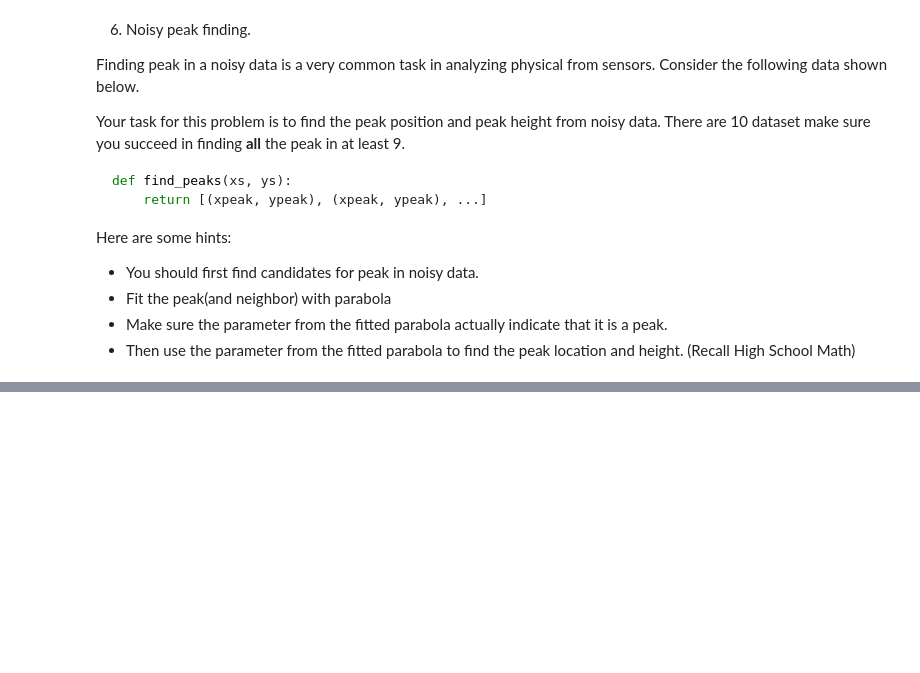
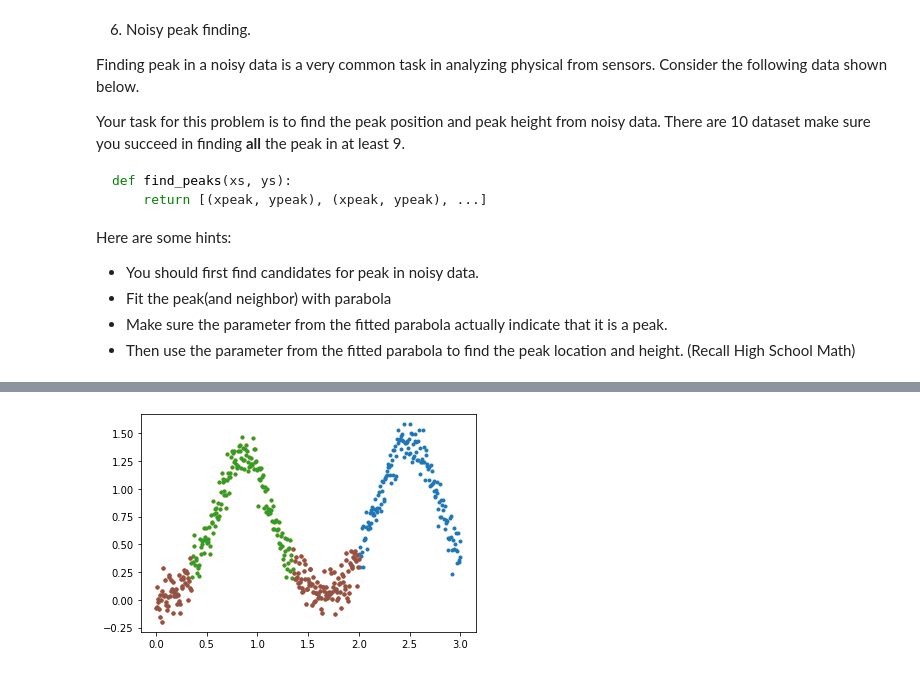
Before and after one commit to natthakan2000/ICCS314, a Jupyter notebook: Homework-4-master/Homework 4.ipynb, the cells around one changed output, grey strips where cells are left out. Cells and saved outputs as stored; diff of their text form; code cells hidden in the pictures; blank space fills up the shorter version.

```diff
--- a/Homework-4-master/Homework 4.ipynb
+++ b/Homework-4-master/Homework 4.ipynb
@@ -282,0 +409,12 @@ for ys, ans in zip(p6_ys, p6_answers):
+# %%
+def plotter(xs,ys):
+    x = xs
+    y = ys
+    for i in range(3):
+        px, py,x,y = range_slicer(x, y, max(y))
+        plt.plot(px,py,'.')
+        plt.plot(x,y,'.')
+# %%
+plotter(test_xs,p6_ys[0])
+# %% [output]
+[figure, added]
```
Also changed, not shown: parts of 14 cells of this notebook, 12 other files.
